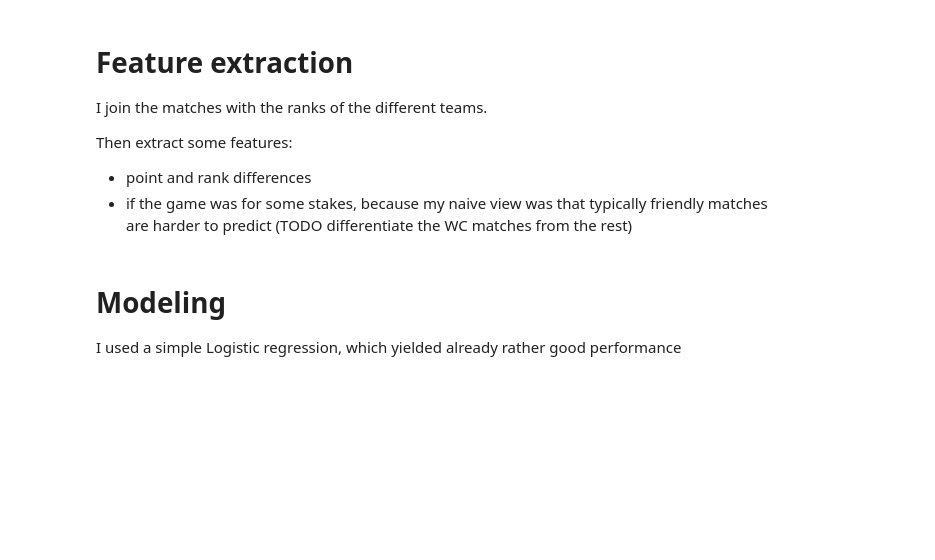
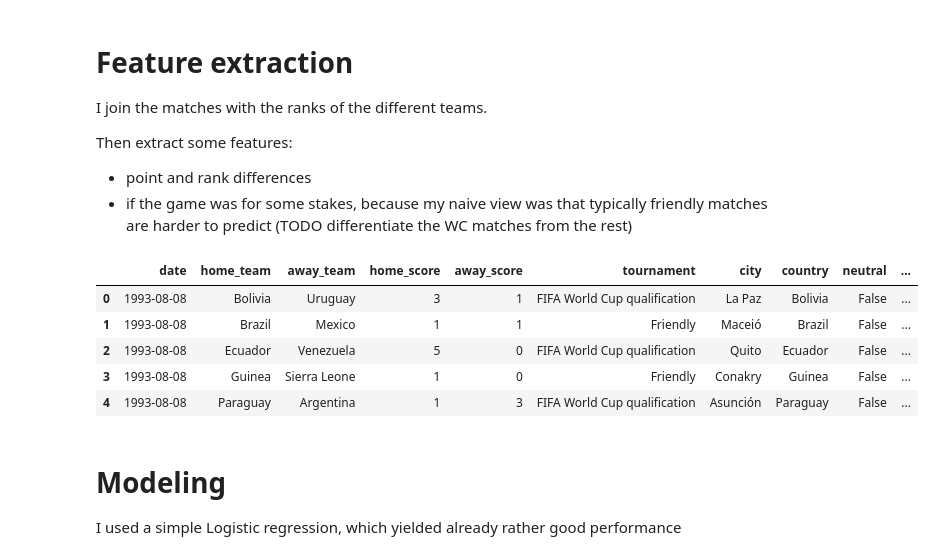
Before and after one commit to terry-li-hm/world_cup, a Jupyter notebook: agostontorok/agostontorok-v15-terry.ipynb, the cells around one changed output. Drawn from its saved outputs; the diff is of its cells as text; code cells hidden in the pictures; blank space fills up the shorter version.

```diff
--- a/agostontorok/agostontorok-v15-terry.ipynb
+++ b/agostontorok/agostontorok-v15-terry.ipynb
@@ -12,6 +12,7 @@ Use data from Kaggle to model the outcome of certain pairings between teams, giv
 import numpy as np # linear algebra
 import pandas as pd # data processing, CSV file I/O (e.g. pd.read_csv)
 from matplotlib import pyplot as plt
+pd.set_option('display.max_columns', None)
 
 rankings = pd.read_csv('data/fifa_ranking.csv')
 rankings = rankings.loc[:,['rank', 'country_full', 'country_abrv', 'cur_year_avg_weighted', 'rank_date',
@@ -74,6 +75,15 @@ matches['is_stake'] = matches['tournament'] != 'Friendly'
 # matches['wc_participant'] = matches['home_team'] * matches['home_team'].isin(world_cup.index.tolist())
 # matches['wc_participant'] = matches['wc_participant'].replace({'':'Other'})
 # matches = matches.join(pd.get_dummies(matches['wc_participant']))
+# %%
+matches.head()
+# %% [output]
+|  | date | home_team | away_team | home_score | away_score | tournament | city | country | neutral | ... |
+| 0 | 1993-08-08 | Bolivia | Uruguay | 3 | 1 | FIFA World Cup qualification | La Paz | Bolivia | False | ... |
+| 1 | 1993-08-08 | Brazil | Mexico | 1 | 1 | Friendly | Maceió | Brazil | False | ... |
+| 2 | 1993-08-08 | Ecuador | Venezuela | 5 | 0 | FIFA World Cup qualification | Quito | Ecuador | False | ... |
+| 3 | 1993-08-08 | Guinea | Sierra Leone | 1 | 0 | Friendly | Conakry | Guinea | False | ... |
+| 4 | 1993-08-08 | Paraguay | Argentina | 1 | 3 | FIFA World Cup qualification | Asunción | Paraguay | False | ... |
 # %% [markdown]
 # Modeling
 
```
Also changed, not shown: 6 other files.
